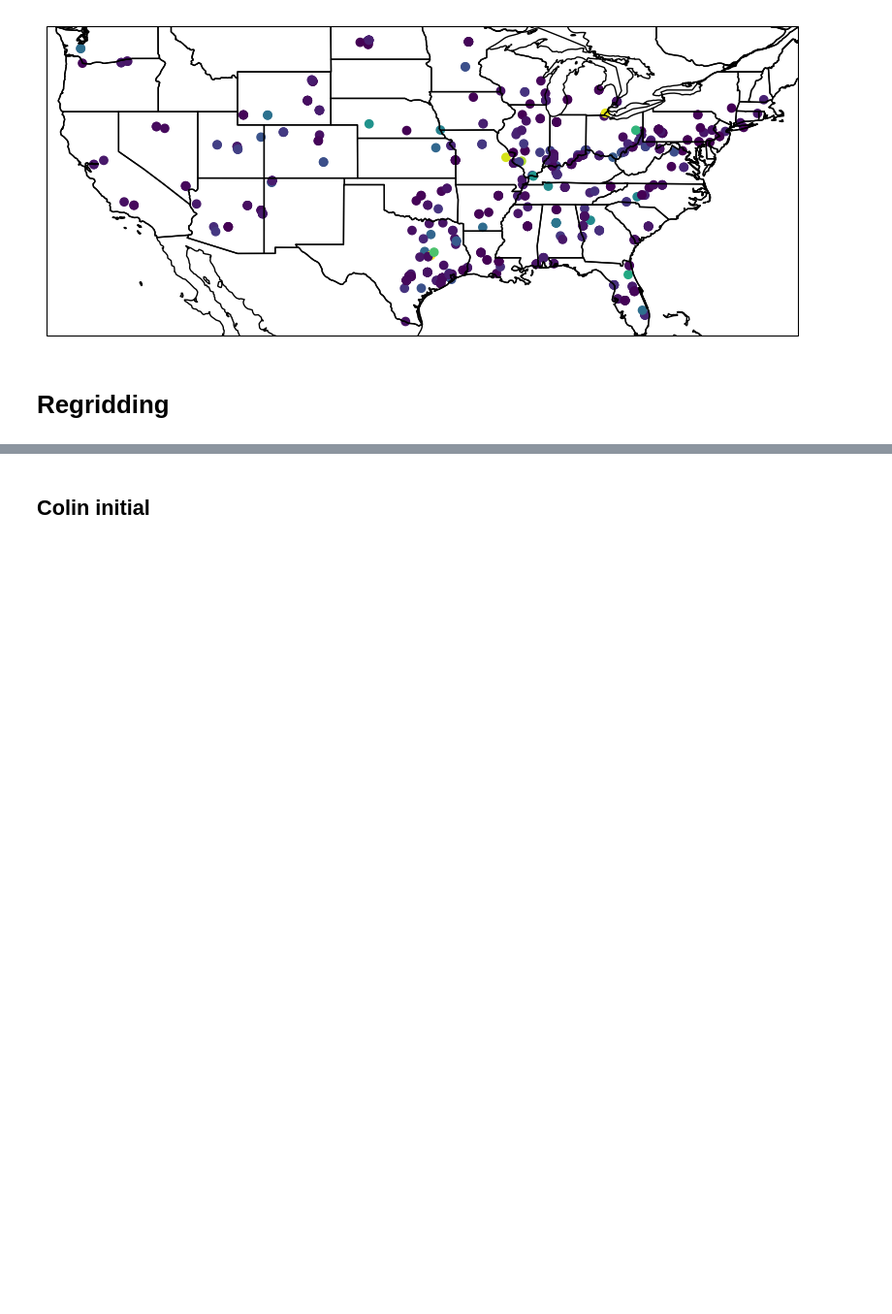
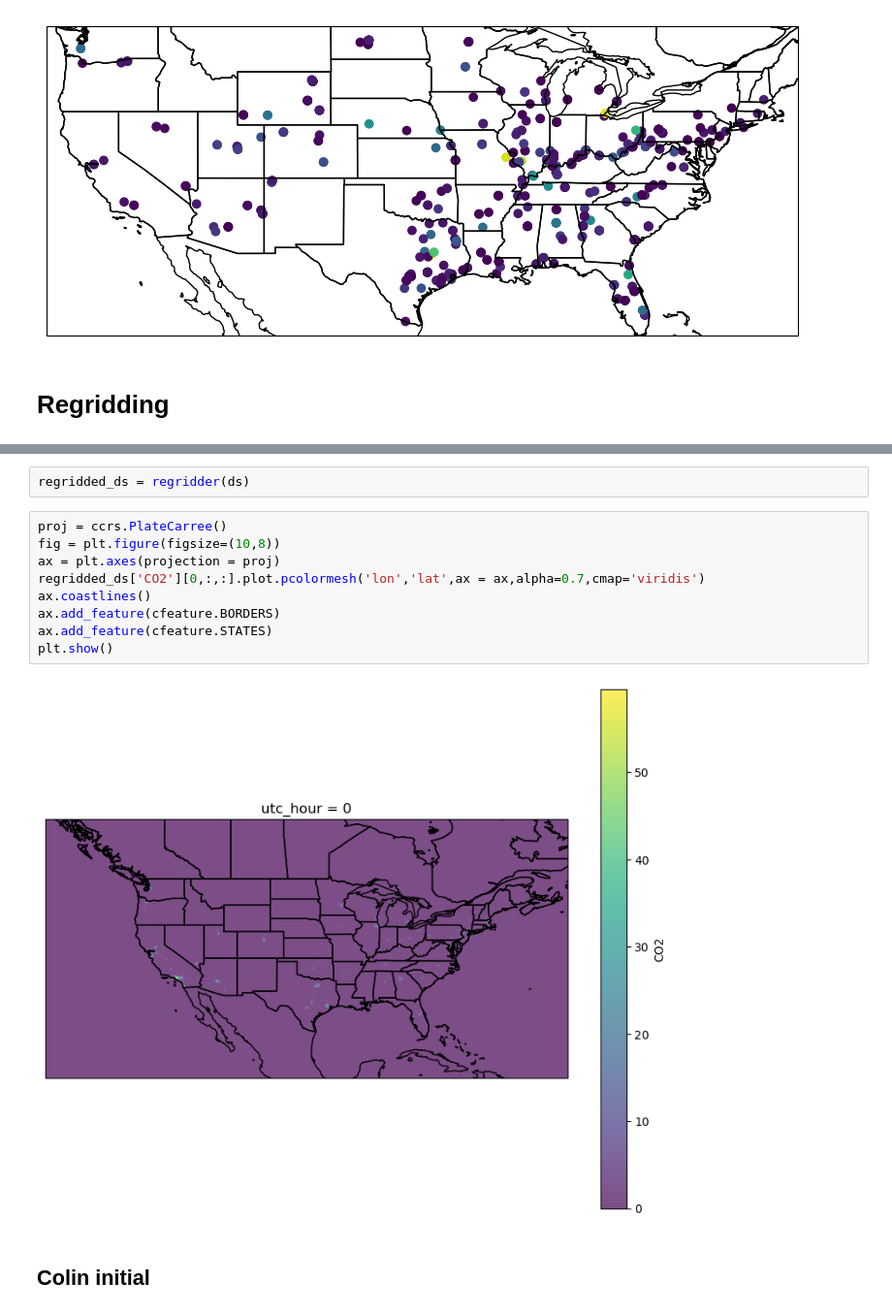
Before and after one commit to agmeyer4/noaa_csl, a Jupyter notebook: noaa_csl_dev.ipynb, the cells around one changed output, grey strips where cells are left out. Shown: that part at 97% size. Drawn from its saved outputs; the diff is of its cells as text; blank space fills up the shorter version.

```diff
--- a/noaa_csl_dev.ipynb
+++ b/noaa_csl_dev.ipynb
@@ -269,3 +232,16 @@ x_bc, y_bc = pyproj.transform(wrf_proj, wgs_proj, x_b, y_b)
+# %%
+regridded_ds = regridder(ds)
+# %%
+proj = ccrs.PlateCarree()
+fig = plt.figure(figsize=(10,8))
+ax = plt.axes(projection = proj)
+regridded_ds['CO2'][0,:,:].plot.pcolormesh('lon','lat',ax = ax,alpha=0.7,cmap='viridis')
+ax.coastlines()
+ax.add_feature(cfeature.BORDERS)
+ax.add_feature(cfeature.STATES)
+plt.show()
+# %% [output]
+[figure, added]
 # %% [markdown]
 ## Colin initial
 # %%
```
Also changed, not shown: parts of 21 cells of this notebook.
